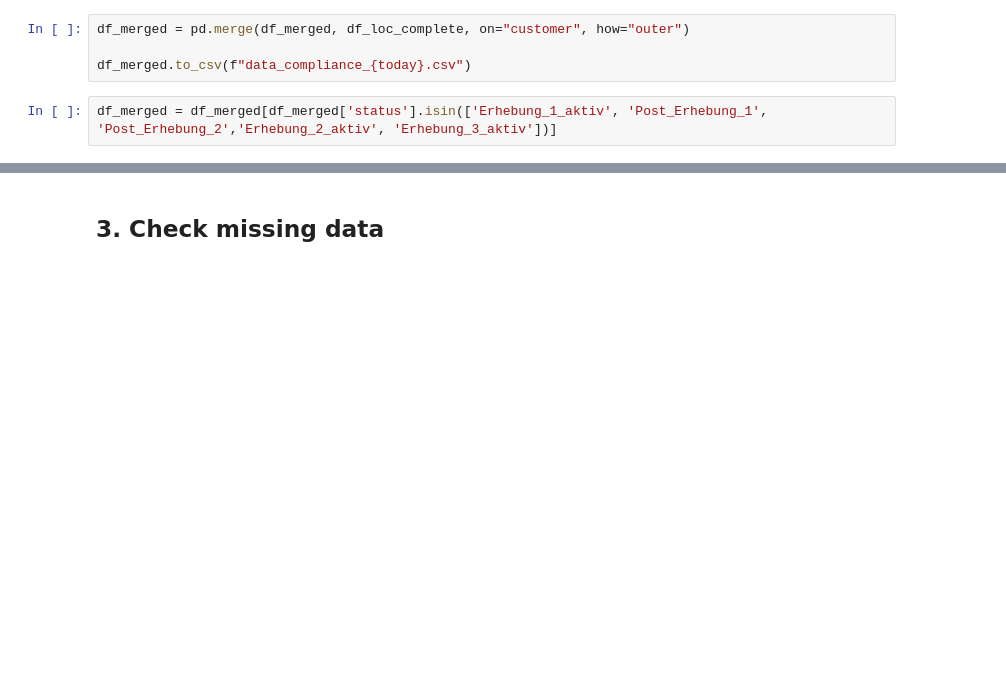
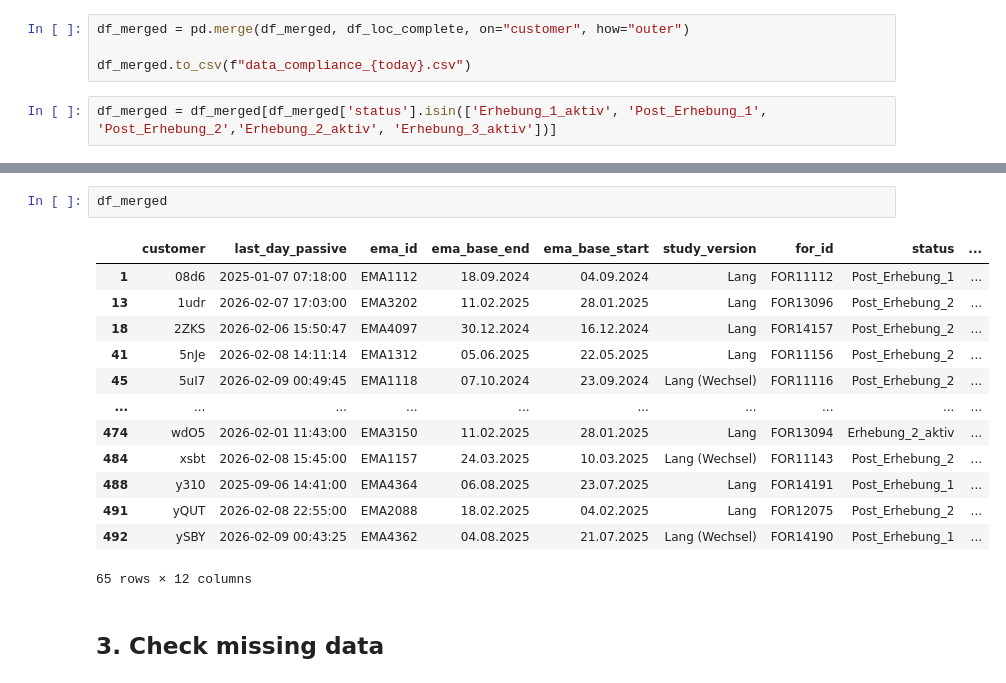
Before and after one commit to leona-ha/preact_digital, a Jupyter notebook: notebooks/study_procedures/00_Data_Monitoring.ipynb, the cells around one changed output, grey strips where cells are left out. Cells and saved outputs as stored; diff of their text form; blank space fills up the shorter version.

```diff
--- a/notebooks/study_procedures/00_Data_Monitoring.ipynb
+++ b/notebooks/study_procedures/00_Data_Monitoring.ipynb
@@ -215,3 +219,19 @@ df_merged.customer.nunique()
+# %%
+df_merged
+# %% [output]
+|  | customer | last_day_passive | ema_id | ema_base_end | ema_base_start | study_version | for_id | status | ... |
+| 1 | 08d6 | 2025-01-07 07:18:00 | EMA1112 | 18.09.2024 | 04.09.2024 | Lang | FOR11112 | Post_Erhebung_1 | ... |
+| 13 | 1udr | 2026-02-07 17:03:00 | EMA3202 | 11.02.2025 | 28.01.2025 | Lang | FOR13096 | Post_Erhebung_2 | ... |
+| 18 | 2ZKS | 2026-02-06 15:50:47 | EMA4097 | 30.12.2024 | 16.12.2024 | Lang | FOR14157 | Post_Erhebung_2 | ... |
+| 41 | 5nJe | 2026-02-08 14:11:14 | EMA1312 | 05.06.2025 | 22.05.2025 | Lang | FOR11156 | Post_Erhebung_2 | ... |
+| 45 | 5uI7 | 2026-02-09 00:49:45 | EMA1118 | 07.10.2024 | 23.09.2024 | Lang (Wechsel) | FOR11116 | Post_Erhebung_2 | ... |
+| ... | ... | ... | ... | ... | ... | ... | ... | ... | ... |
+| 474 | wdO5 | 2026-02-01 11:43:00 | EMA3150 | 11.02.2025 | 28.01.2025 | Lang | FOR13094 | Erhebung_2_aktiv | ... |
+| 484 | xsbt | 2026-02-08 15:45:00 | EMA1157 | 24.03.2025 | 10.03.2025 | Lang (Wechsel) | FOR11143 | Post_Erhebung_2 | ... |
+| 488 | y310 | 2025-09-06 14:41:00 | EMA4364 | 06.08.2025 | 23.07.2025 | Lang | FOR14191 | Post_Erhebung_1 | ... |
+| 491 | yQUT | 2026-02-08 22:55:00 | EMA2088 | 18.02.2025 | 04.02.2025 | Lang | FOR12075 | Post_Erhebung_2 | ... |
+| 492 | ySBY | 2026-02-09 00:43:25 | EMA4362 | 04.08.2025 | 21.07.2025 | Lang (Wechsel) | FOR14190 | Post_Erhebung_1 | ... |
+65 rows × 12 columns
 # %% [markdown]
 ## 3. Check missing data
 # %%
```
Also changed, not shown: parts of 7 cells of this notebook, 5 other files.
